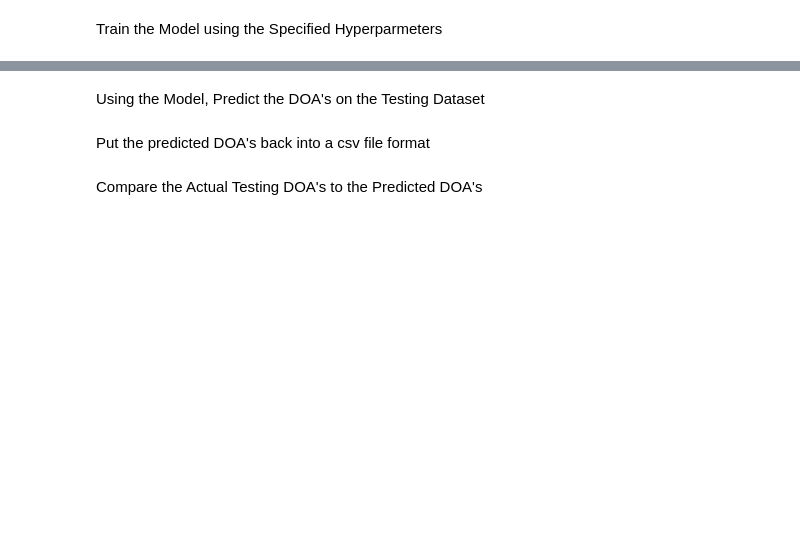
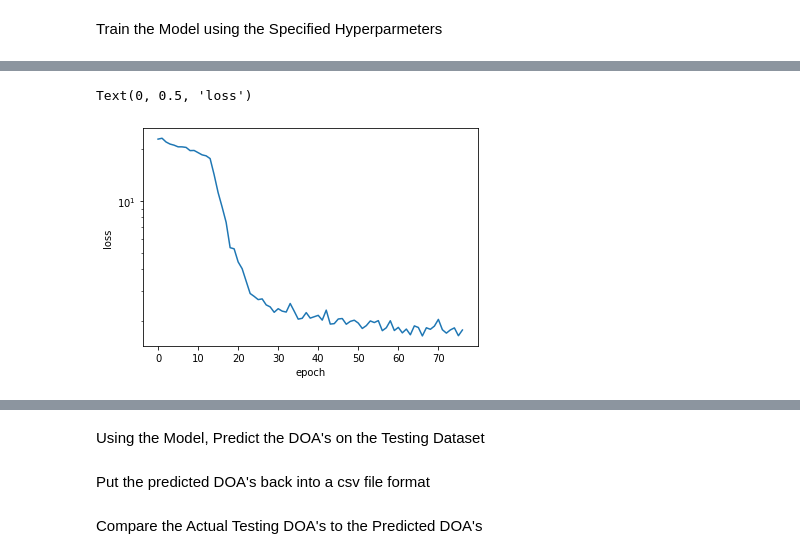
Before and after one commit to mbisbano1/MLDOA_ET, a Jupyter notebook: ML Code/MLDOA_MB.ipynb, the cells around one changed output, grey strips where cells are left out. Saved outputs shown, nothing was run; the diff lists cells and outputs as text; code cells hidden in the pictures; blank space fills up the shorter version.

```diff
--- a/ML Code/MLDOA_MB.ipynb
+++ b/ML Code/MLDOA_MB.ipynb
@@ -203,18 +216,19 @@ Create the Windows Neccesary for the LSTM model using the TimeSeriesGenerator Fu
 NumSampsPerPing= 4301-24+1
 data=x_train_scale # the data to make the windows
 targets=y_train_scale # time steps in the data (don't need)
-sequence_length=12 # window length
+sequence_length=25 # window length
 sequence_stride=1# period between successive output sequences
 sampling_rate=1 # period between successive individual timesteps     within sequences
-batch_size=8 # number of time series samples in each batch
+batch_size=32 # number of time series samples in each batch
 shuffle=False #shuffle the data before making the windows
 seed=None # is related to shuffle
 start_index=None # is related to shuffle
 end_index=None # is related to shuffle
-n_features=21
+n_features=23
 
 test_data=x_test_scale
 test_targets=y_test_scale
-
+test2_data = x_test2_scale
+test2_targets = y_test2_scale
 dataRows = data.shape[0]
 dataRows
@@ -221,6 +237,6 @@ dataRows
 # %%
 #validationStartRow = dataRows - NumSampsPerPing*281
-validationStartRow = dataRows - 2400*1000
+validationStartRow = dataRows - 200*1000
 #validationStartRow = dataRows - 8*1000
 
 print(validationStartRow, ',',dataRows)
@@ -331,8 +350,8 @@ model = 0
 # With all the preproccessing done, it is time to define the model
 # Define the LSTM Model
 model= Sequential(name='MLDOASequential')
-#model.add(LSTM(units=48, name='LSTM1', activation='tanh', input_shape=(sequence_length,n_features), return_sequences=True))
-model.add(LSTM(units=48, name='LSTM2', activation='tanh', input_shape=(sequence_length,n_features), return_sequences=False))
+model.add(LSTM(units=96, name='LSTM1', activation='tanh', input_shape=(sequence_length,n_features), return_sequences=True))
+model.add(LSTM(units=96, name='LSTM2', activation='tanh', input_shape=(sequence_length,n_features), return_sequences=False))
 #model.add(LSTM(units=44, name='LSTM1', activation='tanh', input_shape=(sequence_length,n_features), return_sequences=False))
 
 #model.add(LSTM(units=64, name='LSTM1', activation='tanh', batch_input_shape=(batch_size, sequence_length, n_features),input_shape=(sequence_length,n_features), return_sequences=True, stateful=False, bias_initializer='ones'))
@@ -352,11 +371,11 @@ model.add(LSTM(units=48, name='LSTM2', activation='tanh', input_shape=(sequence_
 #model.add(Dropout(0.3, name='Dropout1'))
 
 #model.add(Dense(units=10, name='Dense4', activation='relu', input_shape=(sequence_length,n_features)))
-model.add(Dense(units=96, name='Dense1', activation='relu'))
+model.add(Dense(units=392, name='Dense1', activation='relu'))
 #model.add(Dropout(0.2, name='Dropout2'))
-model.add(Dense(units=96, name='Dense2', activation='relu'))
+model.add(Dense(units=192, name='Dense2', activation='relu'))
 #model.add(Dropout(0.3, name='Dropout3'))
-model.add(Dense(units=96, name='Dense3', activation='relu'))
+#model.add(Dense(units=96, name='Dense3', activation='relu'))
 #model.add(Dropout(0.2, name='Dropout3'))
 #model.add(Dense(units=30, name='Dense4', activation='relu'))
 #model.add(Dropout(0.2, name='Dropout4'))
@@ -454,7 +493,7 @@ def scheduler(epoch,lr):
 # %%
 #Now it is time to train the model
 #opt=tf.keras.optimizers.Adam(learning_rate=0.00007)#,decay=1e-5)
-opt=tf.keras.optimizers.Adam(learning_rate=2)#,decay=1e-5)
+opt=tf.keras.optimizers.Adam(learning_rate=0.0002)#,decay=1e-5)
 #opt = tf.keras.optimizers.Adam()
 mMSE = tf.keras.metrics.MeanSquaredError()     # metric for Mean Squared Error
 mRMSE = tf.keras.metrics.RootMeanSquaredError()
@@ -479,8 +518,8 @@ t0=time.time()
 #history= model.fit(train_inputs, epochs=75, steps_per_epoch=1782, validation_steps=10720,validation_data=val_inputs, batch_size=None,callbacks=[cp])
 #history= model.fit(train_inputs, epochs=15,validation_data=val_inputs, batch_size=None,callbacks=[cp, sc])
 
-#history = model.fit(train_inputs, epochs = 60, steps_per_epoch = 100, validation_data=val_inputs, batch_size=None,callbacks=[cp, es])
-history = model.fit(train_inputs, epochs = 15, steps_per_epoch = 1500, batch_size=None,callbacks=[cp, es])
+#history = model.fit(train_inputs, epochs = 60, steps_per_epoch = 1500, validation_data=val_inputs, batch_size=None,callbacks=[cp, es])
+history = model.fit(train_inputs, epochs = 300, steps_per_epoch = 1500, batch_size=None,callbacks=[cp, es])
 
 t1=time.time()
 print("The total run time to train was %.2f seconds"%(t1-t0))
@@ -489,7 +555,10 @@ print("The total run time to train was %.2f seconds"%(t1-t0))
 # %%
 plt.figure()
 plt.semilogy(history.history['loss'])
-plt.semilogy(history.history['val_loss'])
+#plt.semilogy(history.history['val_loss'])
 #plt.semilogy(history.history['lr'])
 plt.xlabel('epoch'); plt.ylabel('loss')
+# %% [output]
+Text(0, 0.5, 'loss')
+[figure, added]
 # %%
```
Also changed, not shown: parts of 16 cells of this notebook, 6 other files.
